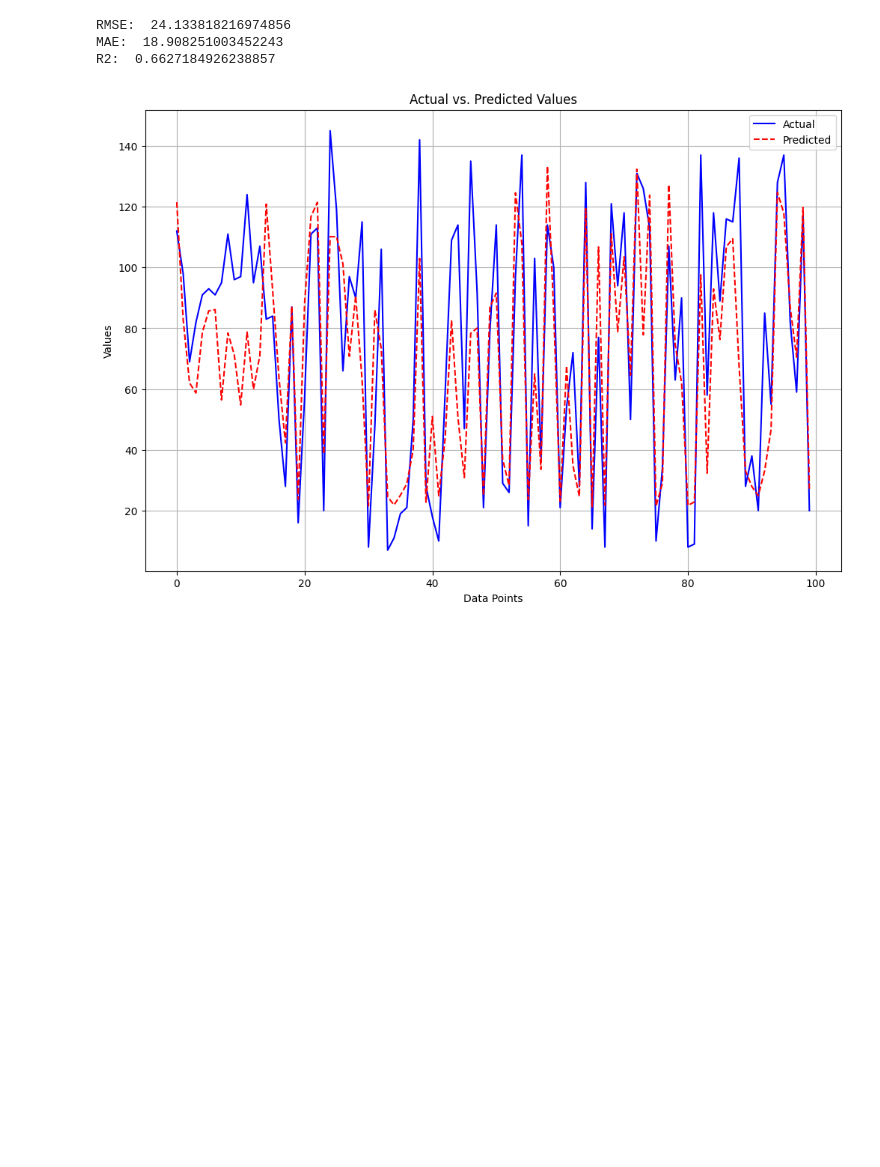
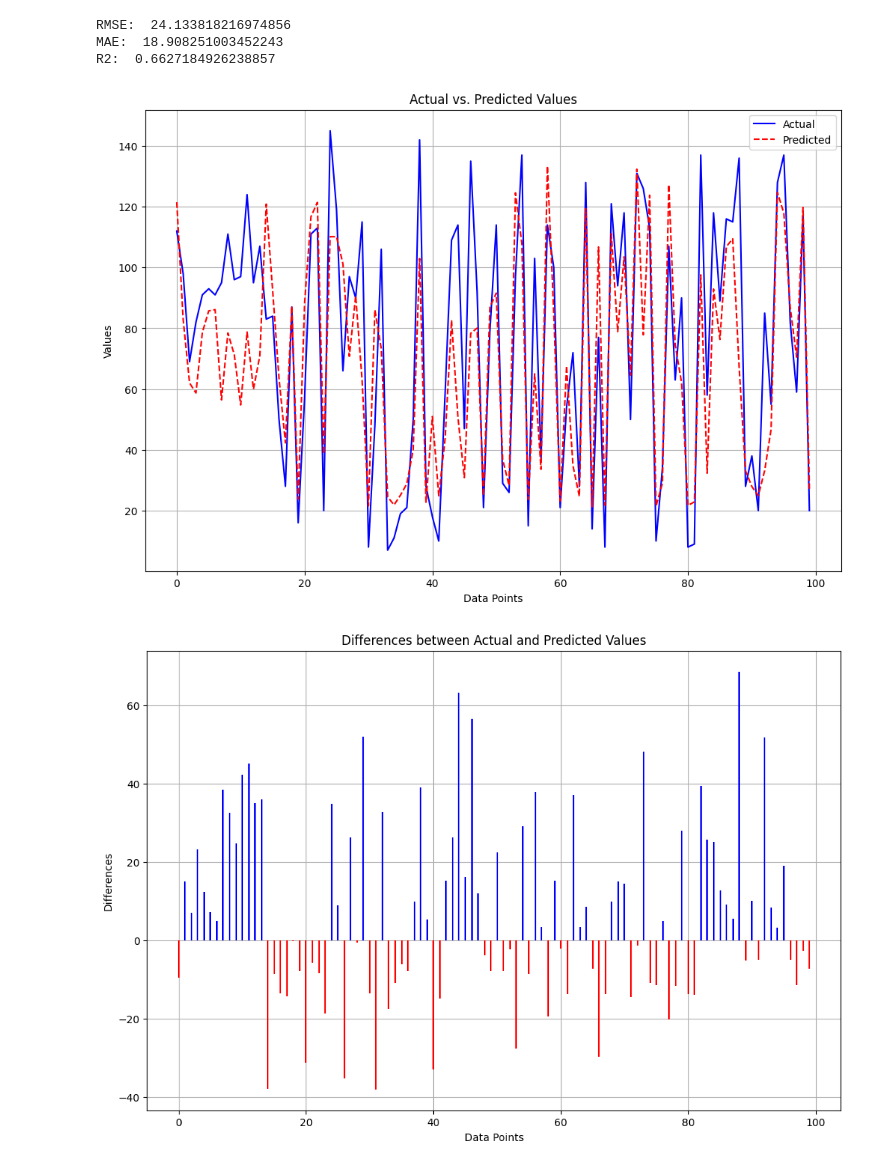
Before and after one commit to NechZ/Predictive-Maintenance, a Jupyter notebook: Engine-Predictive-Maintenance.ipynb, the cells around one changed output. Saved outputs shown, nothing was run; the diff lists cells and outputs as text; code cells hidden in the pictures; blank space fills up the shorter version.

Commit message:
Added Visualization

```diff
--- a/Engine-Predictive-Maintenance.ipynb
+++ b/Engine-Predictive-Maintenance.ipynb
@@ -271,17 +271,35 @@ RMSE:  24.133818216974856
 MAE:  18.908251003452243
 R2:  0.6627184926238857
 # %%
+import matplotlib.pyplot as plt
+
 import matplotlib.pyplot as plt
 
 # Data visualization
 plt.figure(figsize=(12, 8))
+
+# Plot actual vs. predicted values
 plt.plot(y_test, label='Actual', color='blue', linestyle='-')
 plt.plot(y_pred, label='Predicted', color='red', linestyle='--')
+
 plt.xlabel('Data Points')
 plt.ylabel('Values')
 plt.title('Actual vs. Predicted Values')
 plt.grid(True)
 plt.legend()
 plt.show()
+
+plt.figure(figsize=(12, 8))
+
+# Plot vertical lines between actual and predicted values
+for i in range(len(y_test)):
+    plt.vlines(x=i, ymin=0, ymax=y_test[i] - y_pred[i], colors='blue' if y_test[i] >= y_pred[i] else 'red')
+
+plt.xlabel('Data Points')
+plt.ylabel('Differences')
+plt.title('Differences between Actual and Predicted Values')
+plt.grid(True)
+plt.show()
 # %% [output]
 [figure]
+[figure, added]
```
